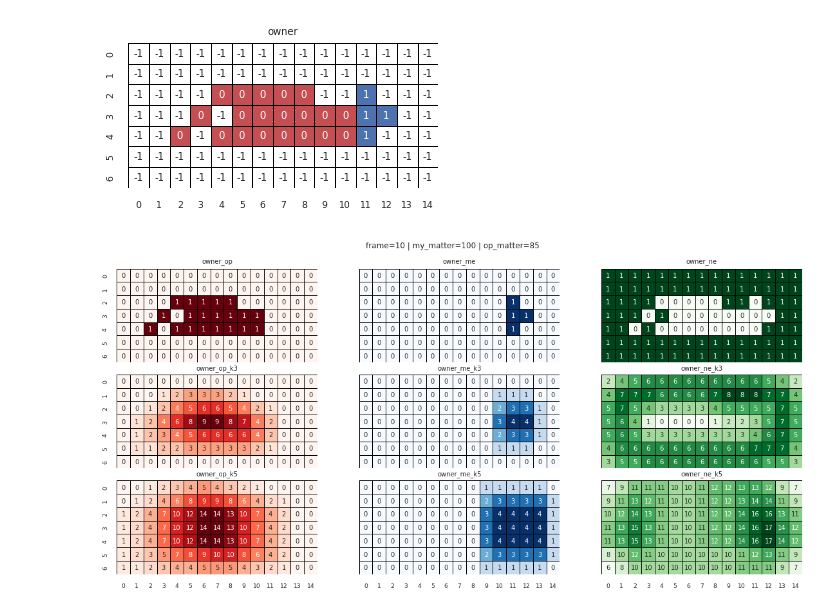
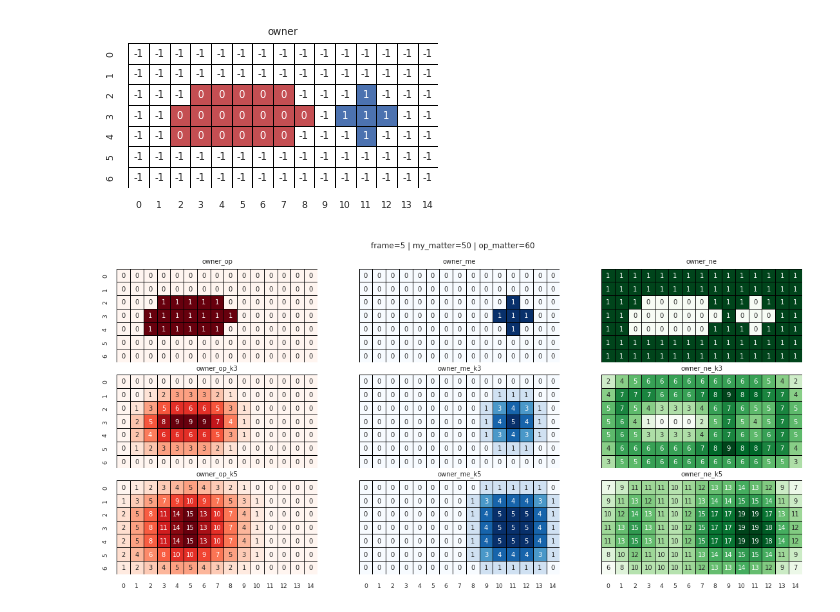
Before and after one commit to justin4480/challenge22, a Jupyter notebook: visulise.ipynb, the cells around one changed output. Cells and saved outputs as stored; diff of their text form; code cells hidden in the pictures.

Commit message:
frame 5

```diff
--- a/visulise.ipynb
+++ b/visulise.ipynb
@@ -94,30 +94,30 @@ plt.show()
 # %%
 default_params = {'annot': True, 'fmt': "d", 'linecolor': 'black', 'linewidths': .5, 'square': True, 'cbar': False}
 
-frame, my_matter, op_matter, input_array, board = input.all(10)
+frame, my_matter, op_matter, input_array, board = input.all(5)
 
 plt.figure(figsize=(4, 3))
 sns.heatmap(**default_params, data=board.owner, cmap=['white','r','b']).set_title('owner')
 plt.show()
 
 fig, ax = plt.subplots(nrows=3, ncols=3, figsize=(12, 6), sharex=True, sharey=True)
 plt.tight_layout(h_pad=1, pad=5)
 
 plt.suptitle(f'{frame=} | {my_matter=} | {op_matter=}')
 
 sns.heatmap(**default_params, ax=ax[0, 0], data=board.owner == 0, cmap='Reds').set_title('owner_op')
 sns.heatmap(**default_params, ax=ax[0, 1], data=board.owner == 1, cmap='Blues').set_title('owner_me')
 sns.heatmap(**default_params, ax=ax[0, 2], data=board.owner == -1, cmap='Greens').set_title('owner_ne')
 sns.heatmap(**default_params, ax=ax[1, 0], data=board.owner_op_k3, cmap='Reds').set_title('owner_op_k3')
 sns.heatmap(**default_params, ax=ax[1, 1], data=board.owner_me_k3, cmap='Blues').set_title('owner_me_k3')
 sns.heatmap(**default_params, ax=ax[1, 2], data=board.owner_ne_k3, cmap='Greens').set_title('owner_ne_k3')
 sns.heatmap(**default_params, ax=ax[2, 0], data=board.owner_op_k5, cmap='Reds').set_title('owner_op_k5')
 sns.heatmap(**default_params, ax=ax[2, 1], data=board.owner_me_k5, cmap='Blues').set_title('owner_me_k5')
 sns.heatmap(**default_params, ax=ax[2, 2], data=board.owner_ne_k5, cmap='Greens').set_title('owner_ne_k5')
 plt.show()
 # %% [output]
-[figure, old version]
+[figure, new version]
-[figure, old version]
+[figure, new version]
 # %%
 default_params = {'annot': True, 'fmt': "d", 'linecolor': 'black', 'linewidths': .5, 'square': True, 'cbar': False}
 
```
Also changed, not shown: parts of 2 cells of this notebook.
